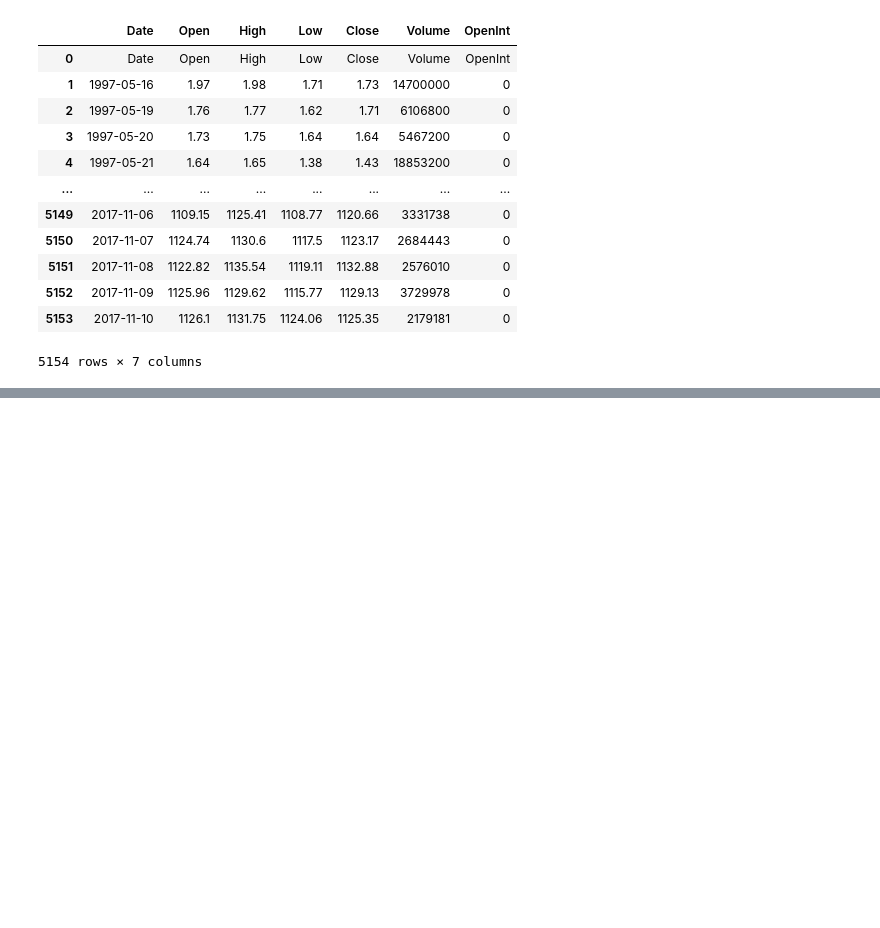
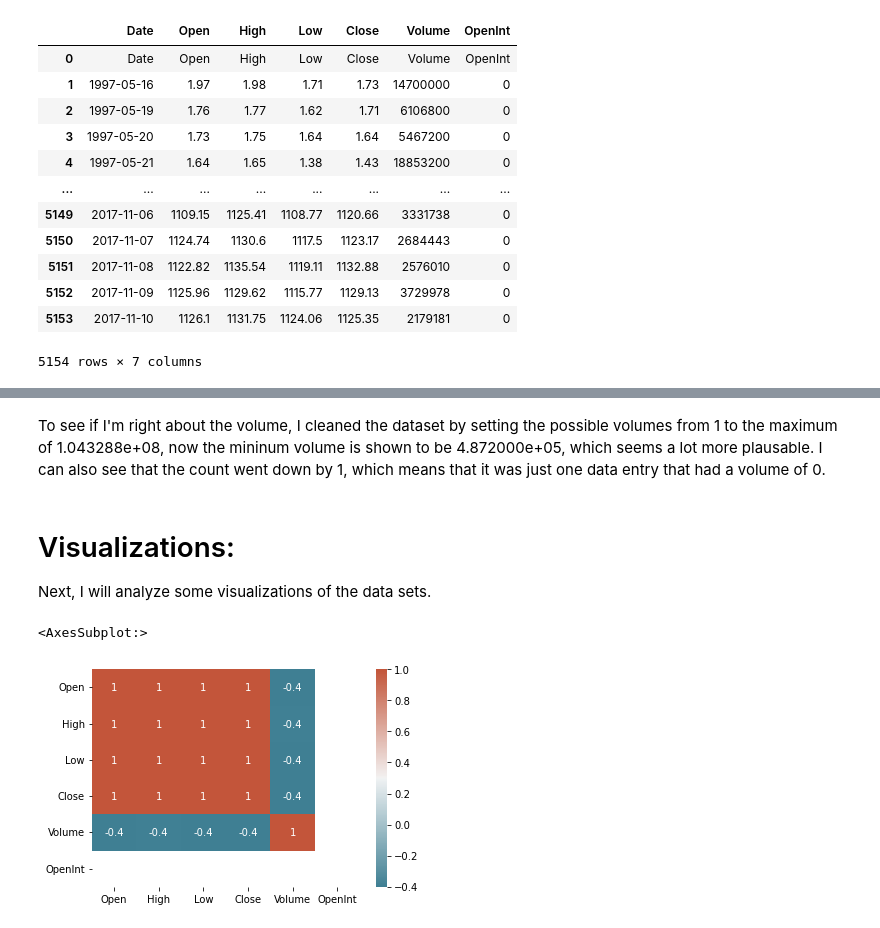
Before and after one commit to ubco-W2021T1-data301/project-group21-project, a Jupyter notebook: notebooks/analysis2.ipynb, the cells around one changed output, grey strips where cells are left out. Saved outputs shown, nothing was run; the diff lists cells and outputs as text; code cells hidden in the pictures; blank space fills up the shorter version.

```diff
--- a/notebooks/analysis2.ipynb
+++ b/notebooks/analysis2.ipynb
@@ -24,0 +35,11 @@ data
+# %%
+amzn = pd.read_csv("../data/raw/archive/Stocks/amzn.us.txt", sep=",", header=0)
+nvda = pd.read_csv("../data/raw/archive/Stocks/nvda.us.txt", sep=",", header=0)
+msft = pd.read_csv("../data/raw/archive/Stocks/msft.us.txt", sep=",", header=0)
+v = pd.read_csv("../data/raw/archive/Stocks/v.us.txt", sep=",", header=0)
+goog = pd.read_csv("../data/raw/archive/Stocks/goog.us.txt", sep=",", header=0)
+spy = pd.read_csv("../data/raw/archive/ETFs/spy.us.txt", sep=",", header=0)
+dia = pd.read_csv("../data/raw/archive/ETFs/dia.us.txt", sep=",", header=0)
+dia.shape
+dia.columns
+dia.head()
@@ -24,0 +102,12 @@ data
+# %% [markdown]
+To see if I'm right about the volume, I cleaned the dataset by setting the possible volumes from 1 to the maximum of 1.043288e+08, now the mininum volume is shown to be 4.872000e+05, which seems a lot more plausable. I can also see that the count went down by 1, which means that it was just one data entry that had a volume of 0.
+# %% [markdown]
+# Visualizations:
+Next, I will analyze some visualizations of the data sets.
+# %%
+#Heatmap for the V (VISA) dataset
+corr = v.corr()
+sns.heatmap(corr, xticklabels=corr.columns, yticklabels=corr.columns, annot=True, cmap=sns.diverging_palette(220, 20, as_cmap=True))
+# %% [output]
+<AxesSubplot:>
+[figure, added]
```
Also changed, not shown: parts of 21 cells of this notebook.
